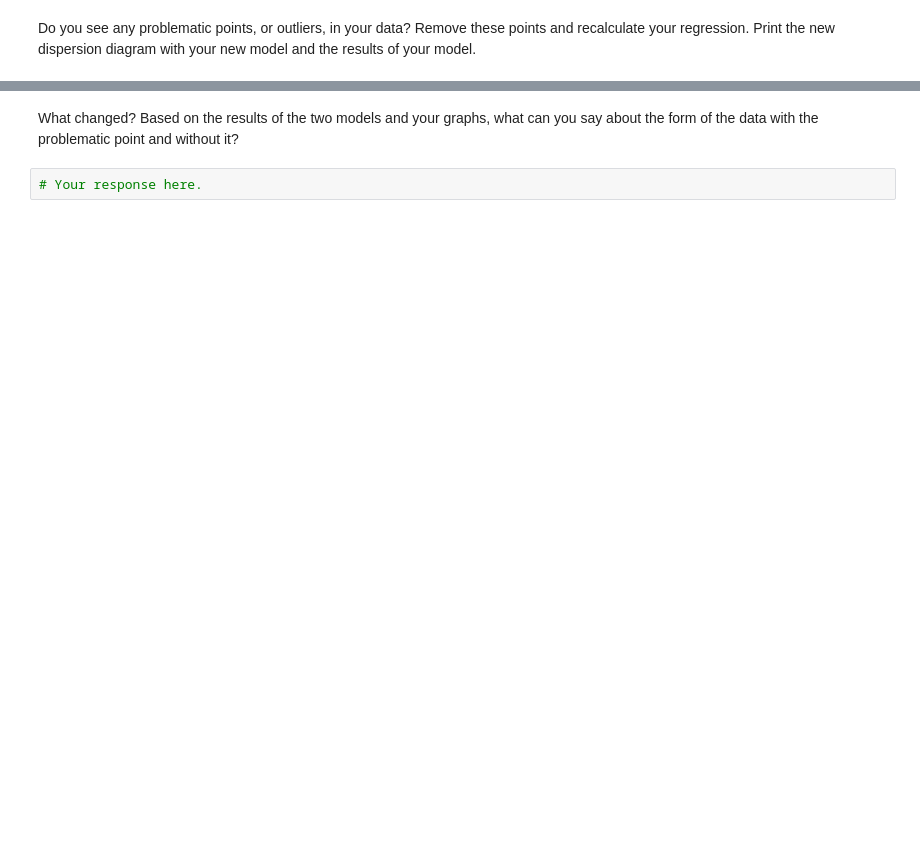
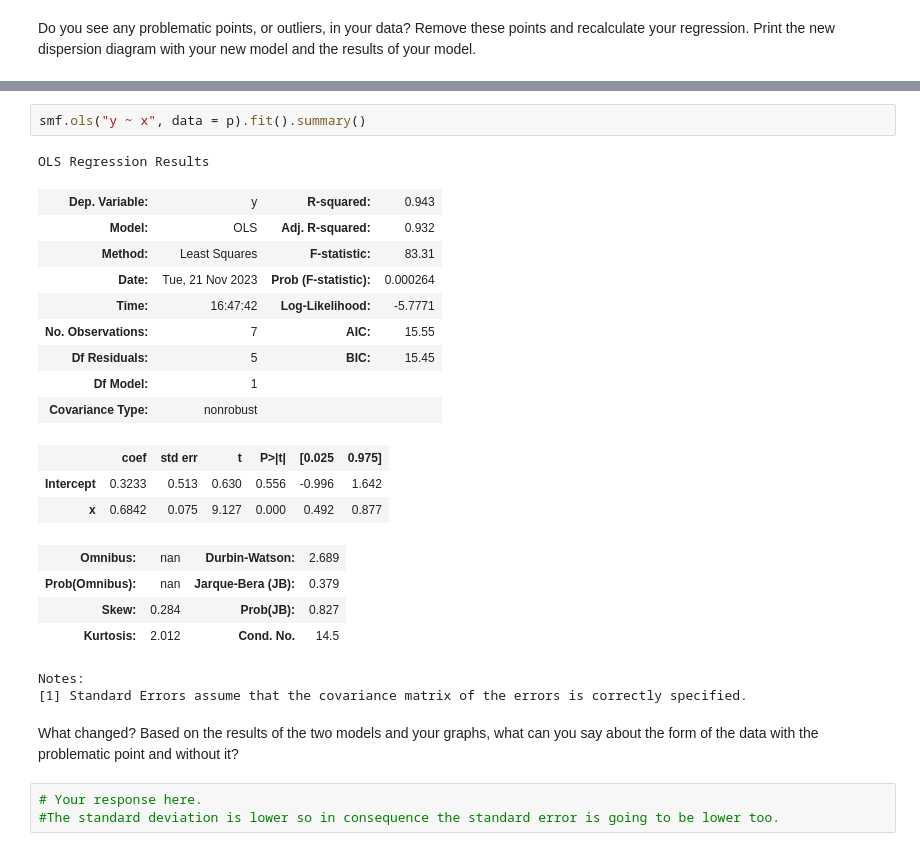
Before and after one commit to Ironhack-data-bcn-oct-2023/lab-regression-analysis, a Jupyter notebook: your-code.ipynb, the cells around one changed output, grey strips where cells are left out. Saved outputs shown, nothing was run; the diff lists cells and outputs as text; blank space fills up the shorter version.

```diff
--- a/your-code.ipynb
+++ b/your-code.ipynb
@@ -284,4 +328,27 @@ Do you see any problematic points, or outliers, in your data? Remove these point
+# %%
+smf.ols("y ~ x", data = p).fit().summary()
+# %% [output]
+OLS Regression Results
+| Dep. Variable: | y | R-squared: | 0.943 |
+| Model: | OLS | Adj. R-squared: | 0.932 |
+| Method: | Least Squares | F-statistic: | 83.31 |
+| Date: | Tue, 21 Nov 2023 | Prob (F-statistic): | 0.000264 |
+| Time: | 16:47:42 | Log-Likelihood: | -5.7771 |
+| No. Observations: | 7 | AIC: | 15.55 |
+| Df Residuals: | 5 | BIC: | 15.45 |
+| Df Model: | 1 |  |  |
+| Covariance Type: | nonrobust |  |  |
+|  | coef | std err | t | P>|t| | [0.025 | 0.975] |
+| Intercept | 0.3233 | 0.513 | 0.630 | 0.556 | -0.996 | 1.642 |
+| x | 0.6842 | 0.075 | 9.127 | 0.000 | 0.492 | 0.877 |
+| Omnibus: | nan | Durbin-Watson: | 2.689 |
+| Prob(Omnibus): | nan | Jarque-Bera (JB): | 0.379 |
+| Skew: | 0.284 | Prob(JB): | 0.827 |
+| Kurtosis: | 2.012 | Cond. No. | 14.5 |
+Notes:
+[1] Standard Errors assume that the covariance matrix of the errors is correctly specified.
 # %% [markdown]
 What changed? Based on the results of the two models and your graphs, what can you say about the form of the data with the problematic point and without it?
-# %%
-# Your response here.
+# %%
+# Your response here.
+#The standard deviation is lower so in consequence the standard error is going to be lower too.
```
Also changed, not shown: parts of 12 cells of this notebook.
